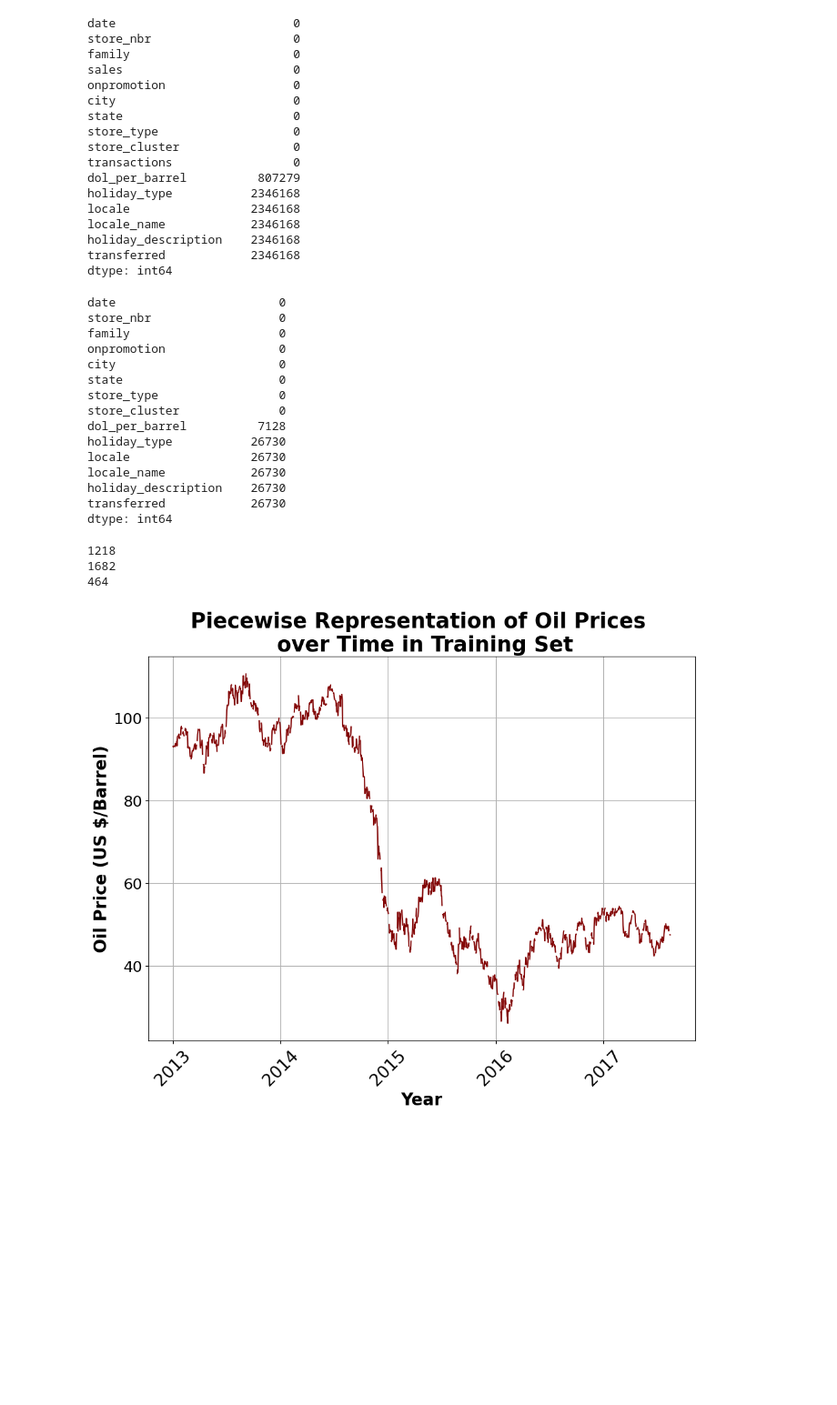
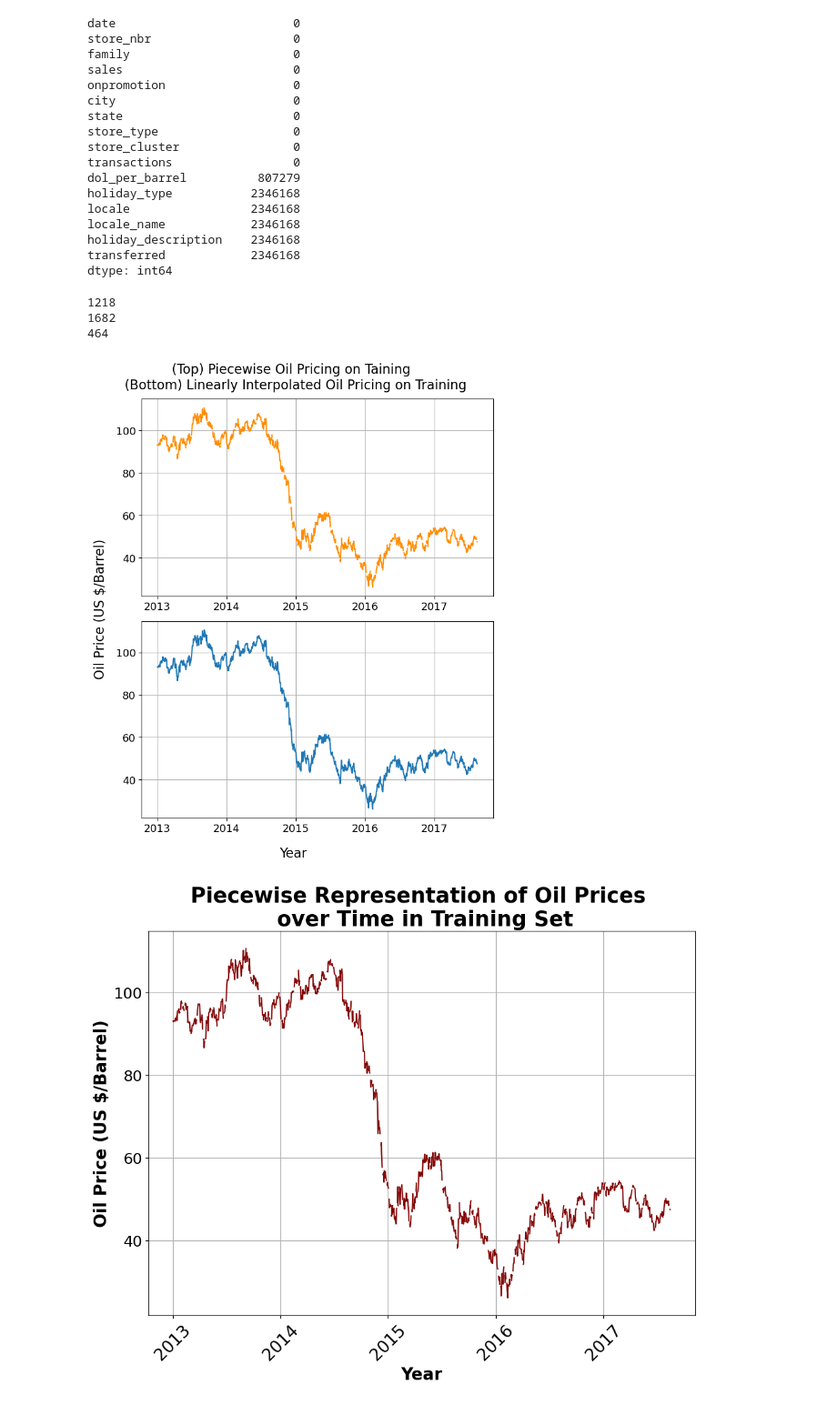
Before and after one commit to chriskuz/store_sales_time_series_forecasting, a Jupyter notebook: src/model_notebook.ipynb, the cells around one changed output. Shown at 91% size. Drawn from its saved outputs; the diff is of its cells as text; code cells hidden in the pictures; blank space fills up the shorter version.

```diff
--- a/src/model_notebook.ipynb
+++ b/src/model_notebook.ipynb
@@ -179,23 +246,5 @@ locale_name            2346168
 holiday_description    2346168
 transferred            2346168
 dtype: int64
-# %%
-model_testing.isnull().sum()
-# %% [output]
-date                       0
-store_nbr                  0
-family                     0
-onpromotion                0
-city                       0
-state                      0
-store_type                 0
-store_cluster              0
-dol_per_barrel          7128
-holiday_type           26730
-locale                 26730
-locale_name            26730
-holiday_description    26730
-transferred            26730
-dtype: int64
 # %%
 print(oil["date"].nunique())
@@ -206,4 +255,48 @@ print(model_training["date"].nunique() - oil["date"].nunique())
 1218
 1682
 464
+# %%
+##For Grouped
+grouped_plot_oil = base_df.copy()
+
+grouped_plot_oil["group"] = (grouped_plot_oil["dol_per_barrel"].notnull() != grouped_plot_oil["dol_per_barrel"].notnull().shift()).cumsum() * grouped_plot_oil["dol_per_barrel"].notnull()
+
+groups = grouped_plot_oil[ grouped_plot_oil["dol_per_barrel"].notnull() ].groupby("group")
+
+grouped_plot_oil = grouped_plot_oil[ grouped_plot_oil["group"] != 0 ]
+
+n_groups = groups.ngroups
+
+#For interpolated
+interpolated_plot_oil = base_df.copy()
+interpolated_plot_oil = interpolated_plot_oil.interpolate(method="linear")
+
+
+##Figure creation
+fig, ax = plt.subplots(2, 1, figsize=(7.16, 8.8))#figsize=(11.69,8.27))
+
+for group_id, group_data in groups:
+    ax[0].plot(group_data["date"], group_data["dol_per_barrel"], color="darkorange", label=f"Oil Price Group {group_id}")
+
+ax[1].plot(interpolated_plot_oil["date"], interpolated_plot_oil["dol_per_barrel"])
+
+
+for index, a in enumerate(ax.flat):
+    # Change the font weight of the x-ticks and y-ticks
+    a.tick_params(axis='x', labelsize=13)  # Bold x-ticks
+    a.tick_params(axis='y', labelsize=13)  # Bold y-ticks
+
+
+ax[0].grid(which="both")
+ax[1].grid(which="both")
+
+
+plt.suptitle("(Top) Piecewise Oil Pricing on Taining \n (Bottom) Linearly Interpolated Oil Pricing on Training", size=16)
+fig.supylabel("Oil Price (US $/Barrel)", fontsize=16)
+fig.supxlabel("Year", fontsize=16)
+plt.tight_layout()
+
+plt.savefig("../images/training_oil_pre_post_interpolation.png", format="png", dpi=300)
+# %% [output]
+[figure, added]
 # %%
```
Also changed, not shown: parts of 30 cells of this notebook, 1 other file.
